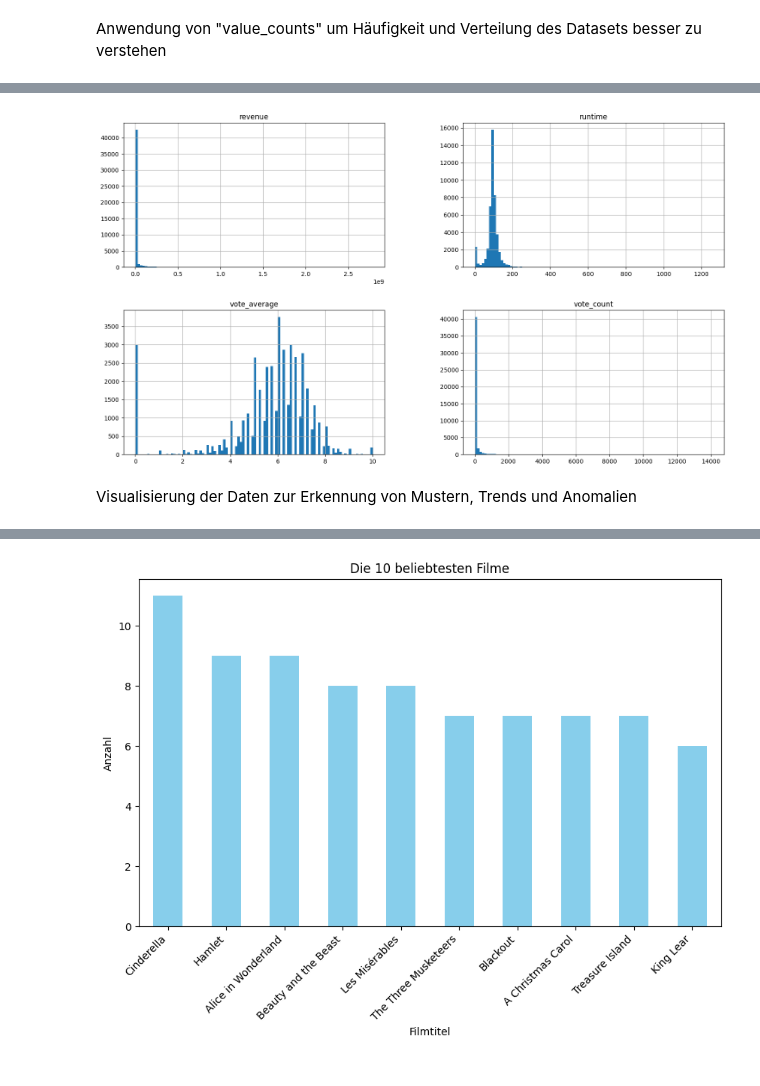
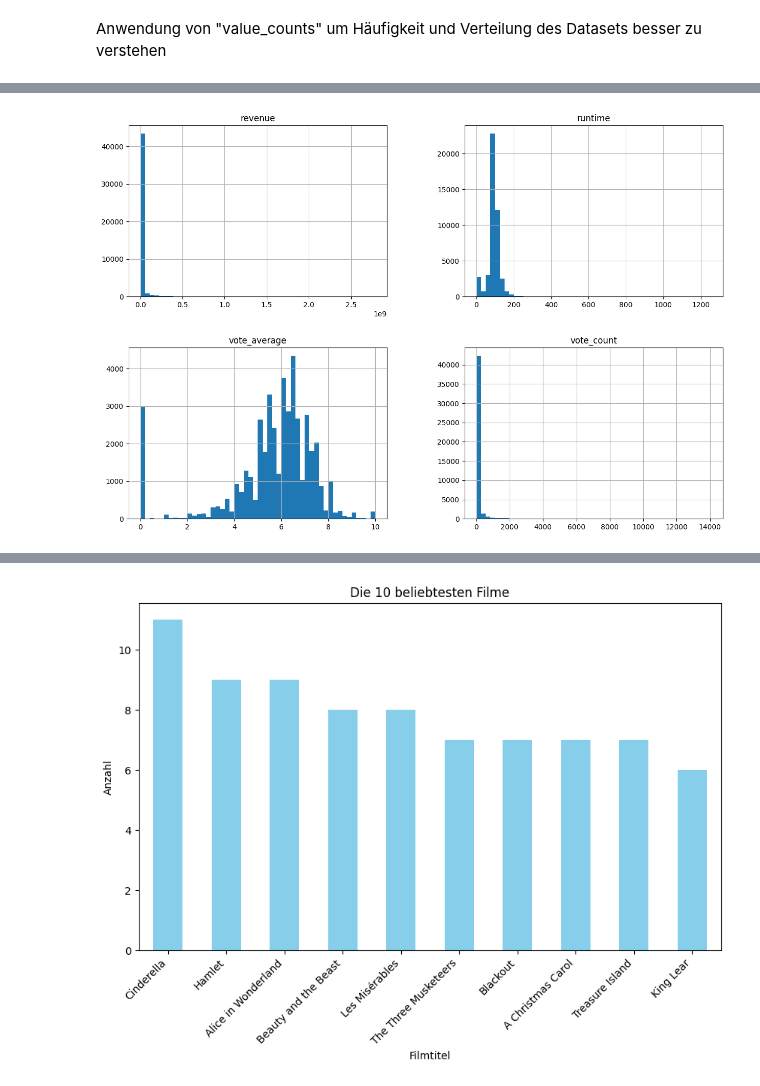
Before and after one commit to Hakan1998/Enterprise-AI-finalproject, a Jupyter notebook: EDA_movie.ipynb, the cells around one changed output, grey strips where cells are left out. Drawn from its saved outputs; the diff is of its cells as text; code cells hidden in the pictures.

```diff
--- a/EDA_movie.ipynb
+++ b/EDA_movie.ipynb
@@ -13,7 +11,7 @@ import numpy as np #library for numerical computing#
 import matplotlib.pyplot as plt #for data visualization#
 from wordcloud import WordCloud #word cloud visualizations#
 # %%
-df = pd.read_csv("./data/movies_metadata.csv")
+df = pd.read_csv("./data/movies_metadata.csv",low_memory=False)
 # %% [markdown]
 The following steps helps us to understand the data and make us more familiar with the dataset
 # %%
@@ -130,9 +127,7 @@ df.describe(include='object') #Generierung eines besseres Überblicks#
 | top | False | {'id': 415931, 'name': 'The Bower... | 0 | [{'id': 18, 'name': 'Drama'}] | http://www.georgecarlin.com | 141971 | tt1180333 | en | ... |
 | freq | 45454 | 29 | 36573 | 5000 | 12 | 3 | 3 | 32269 | ... |
 # %%
-df.hist(figsize= (18,10), bins =100)
+df.hist(figsize= (15,10), bins =50)
 plt.show()
 # %% [output]
-[figure, old version]
+[figure, new version]
-# %% [markdown]
-Visualisierung der Daten zur Erkennung von Mustern, Trends und Anomalien
```
Also changed, not shown: parts of 26 cells of this notebook, 1 other file.
